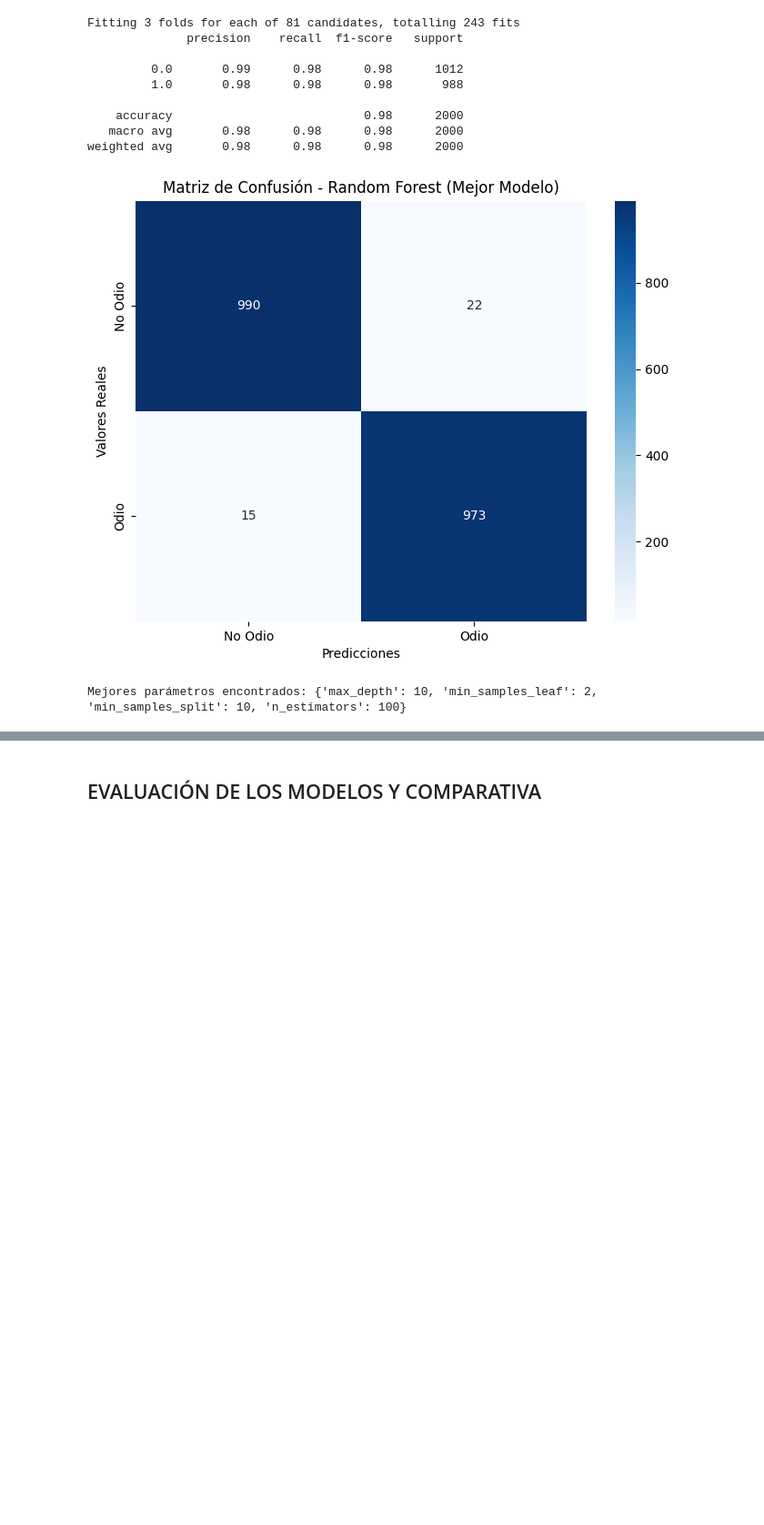
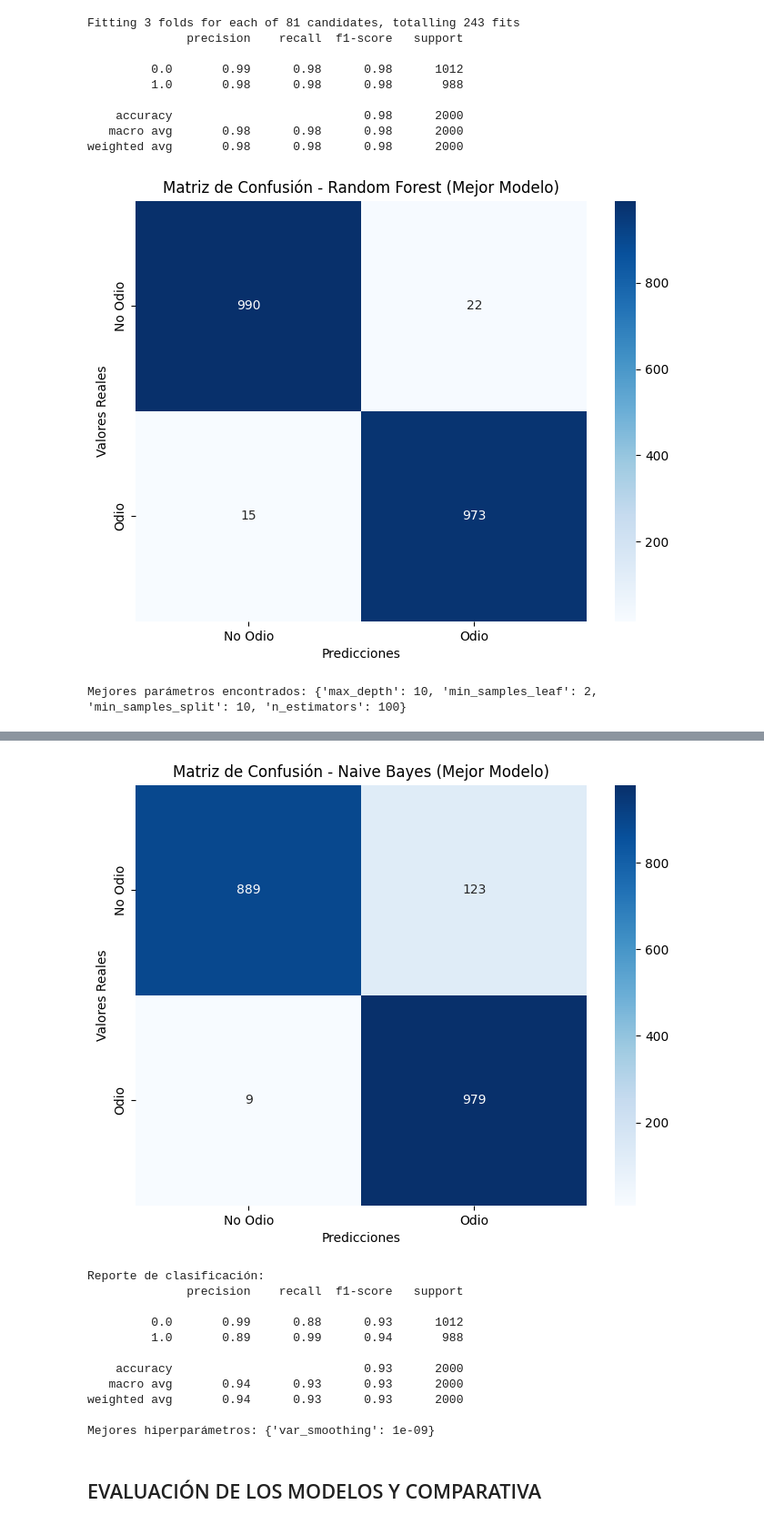
Before and after one commit to abulnes16/activity-3-machine-learning, a Jupyter notebook: Actividad_3.ipynb, the cells around one changed output, grey strips where cells are left out. Shown: that part at 91% size. Drawn from its saved outputs; the diff is of its cells as text; code cells hidden in the pictures; blank space fills up the shorter version.

Commit message:
Unir el modelo de Jonnathan de Clasificador Naive-Bayes

```diff
--- a/Actividad_3.ipynb
+++ b/Actividad_3.ipynb
@@ -411,3 +411,55 @@ weighted avg       0.97      0.97      0.97      2000
+# %%
+# Modelado con Naive-Bayes
+
+from sklearn.naive_bayes import GaussianNB
+
+# Definir el modelo Naive Bayes
+model = GaussianNB()
+
+# Definir el espacio de búsqueda de hiperparámetros
+param_grid = {
+    'var_smoothing': [1e-9, 1e-8, 1e-7, 1e-6, 1e-5]  # Valores comunes para var_smoothing
+}
+
+# Configurar Grid Search
+grid_search = GridSearchCV(estimator=model, param_grid=param_grid, cv=3, scoring='f1_weighted')
+
+# Ejecutar Grid Search
+grid_search.fit(X_train, y_train)
+
+# Evaluar el mejor modelo en el conjunto de prueba
+best_model = grid_search.best_estimator_
+y_pred = best_model.predict(X_test)
+
+# Métricas de evaluación
+matriz_confusion_NB = confusion_matrix(y_test, y_pred)
+plt.figure(figsize=(8, 6))
+
+sns.heatmap(matriz_confusion_NB, annot=True, fmt='d', cmap='Blues',
+            xticklabels=['No Odio', 'Odio'], yticklabels=['No Odio', 'Odio'])
+plt.title('Matriz de Confusión - Naive Bayes (Mejor Modelo)')
+plt.xlabel('Predicciones')
+plt.ylabel('Valores Reales')
+plt.show()
+
+print("\nReporte de clasificación:")
+print(classification_report(y_test, y_pred))
+
+# Mejores hiperparámetros
+print("Mejores hiperparámetros:", grid_search.best_params_)
+# %% [output]
+[figure, added]
+Reporte de clasificación:
+              precision    recall  f1-score   support
+
+         0.0       0.99      0.88      0.93      1012
+         1.0       0.89      0.99      0.94       988
+
+    accuracy                           0.93      2000
+   macro avg       0.94      0.93      0.93      2000
+weighted avg       0.94      0.93      0.93      2000
+
+Mejores hiperparámetros: {'var_smoothing': 1e-09}
 # %% [markdown]
 ## EVALUACIÓN DE LOS MODELOS Y COMPARATIVA
 # %%
```
Also changed, not shown: parts of 1 cell of this notebook.
